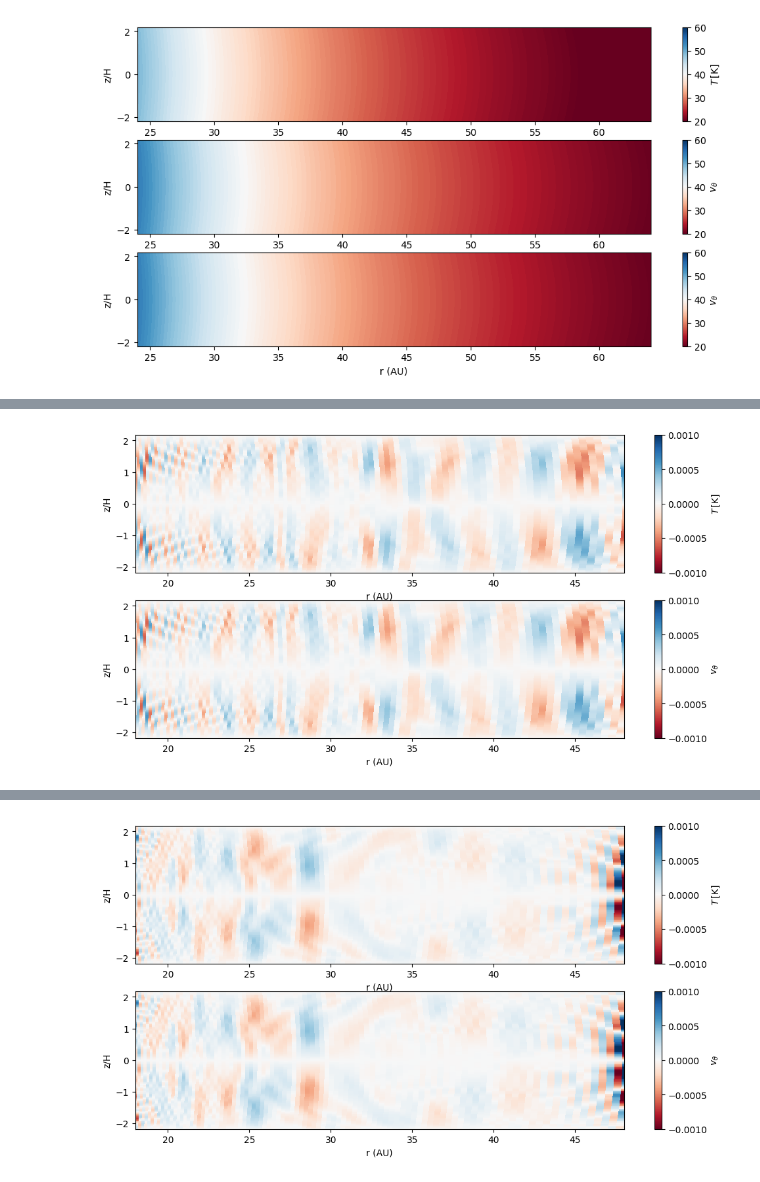
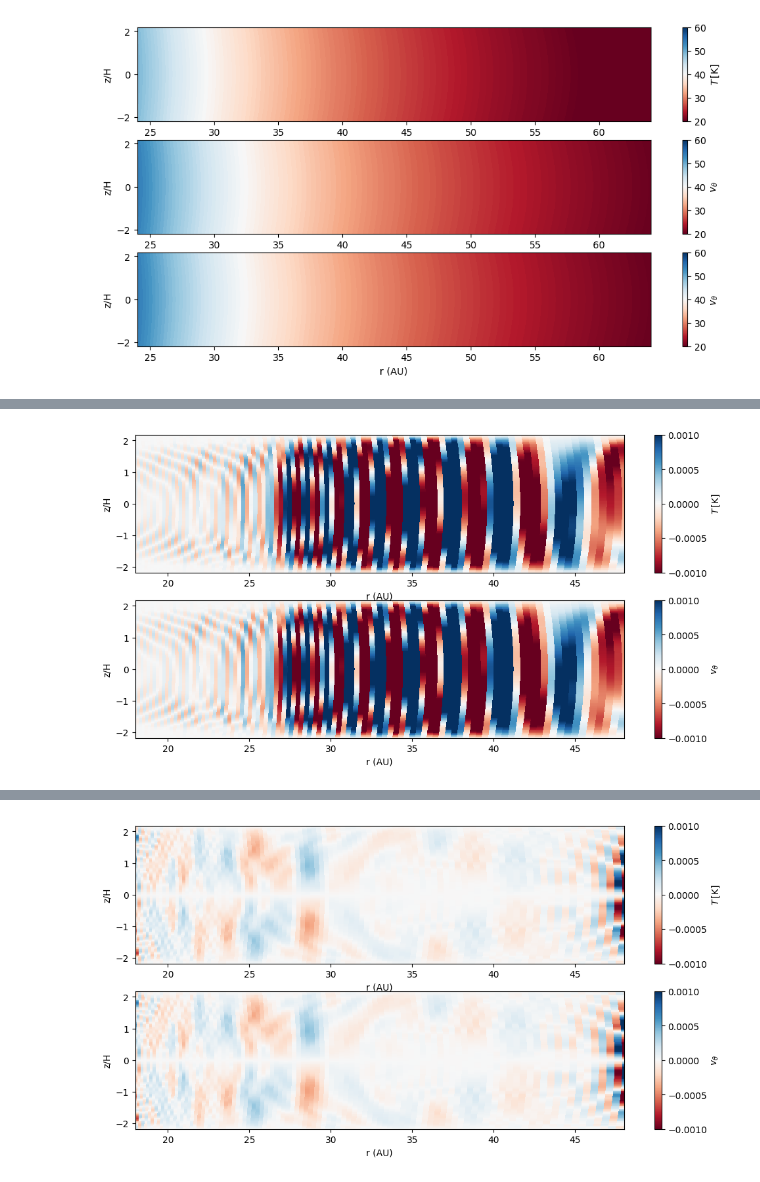
Before and after one commit to NadineSoliman/fargo3d, a Jupyter notebook: setups/vsi/vsi.ipynb, the cells around one changed output, grey strips where cells are left out. Drawn from its saved outputs; the diff is of its cells as text; code cells hidden in the pictures.

```diff
--- a/setups/vsi/vsi.ipynb
+++ b/setups/vsi/vsi.ipynb
@@ -317,35 +369,35 @@ show()
 # %%
-n =76
+n =100
 
 vthetan_th = fromfile("../../outputs/vsi_sametemp/gasvz{:d}.dat".format(n)).reshape(nz,ny)
 vthetan_d= fromfile("../../outputs/vsi_sametemp/dust1vz{:d}.dat".format(n)).reshape(nz,ny)
 # tcol= fromfile("../../outputs//vsi_128_iso/Tcol{:d}.dat".format(n)).reshape(nz,ny)
 
 
 cg = R_MU /(gamma -1)
 cd = 0.088* cg
 
 
 H0 = 0.06
 fig = plt.figure(figsize=(12, 6))
 
 ax1 = fig.add_subplot(211)
 # surf1 = ax1.pcolormesh(30*R*sin(T),cos(T)/H0, np.abs(1/tcol), cmap='RdBu', norm =matplotlib.colors.LogNorm(vmin = 1e-2, vmax = 1e2))
 surf1 = ax1.pcolormesh(30*R*sin(T),cos(T)/H0, vthetan_th, cmap='RdBu', vmin=-0.001,vmax=0.001)
 
 ax1.set_xlabel('r (AU)')
 ax1.set_ylabel('z/H')
 ax1.set_xlim(0.6*30, 1.6*30)
 fig.colorbar(surf1, ax=ax1, label=r'$T\, [\rm K]$')
 
 # fig.colorbar(surf1, ax=ax1, label=r'$t_{\rm col}  \Omega$')
 
 ax2 = fig.add_subplot(212)
 surf2 = ax2.pcolormesh(30*R*sin(T),cos(T)/H0, vthetan_d, cmap='RdBu', vmin=-0.001,vmax=0.001)
 ax2.set_xlabel('r (AU)')
 ax2.set_ylabel('z/H')
 ax2.set_xlim(30*0.6, 30*1.6)
 fig.colorbar(surf2, ax=ax2, label=r'$v_\theta$')
 show()
 # %% [output]
-[figure, old version]
+[figure, new version]
```
Also changed, not shown: parts of 13 cells of this notebook, 6 other files.
